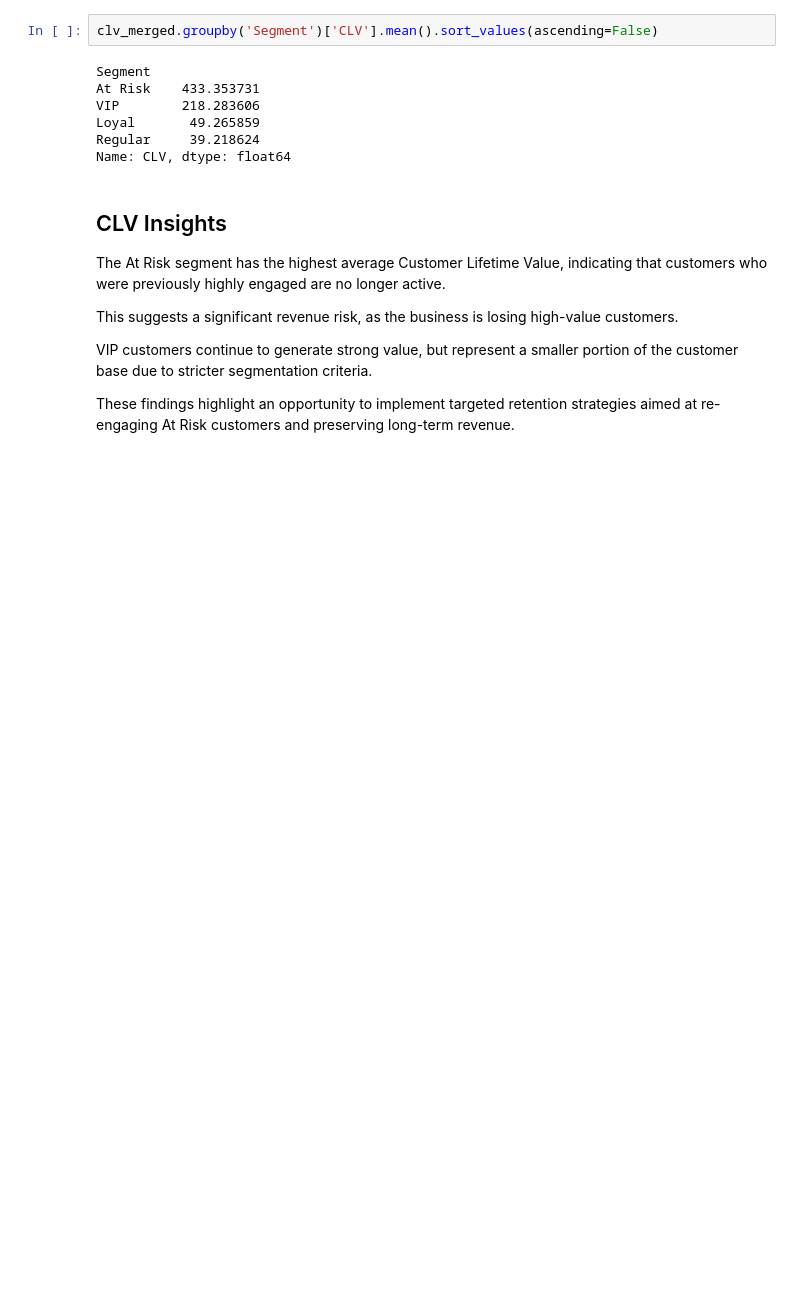
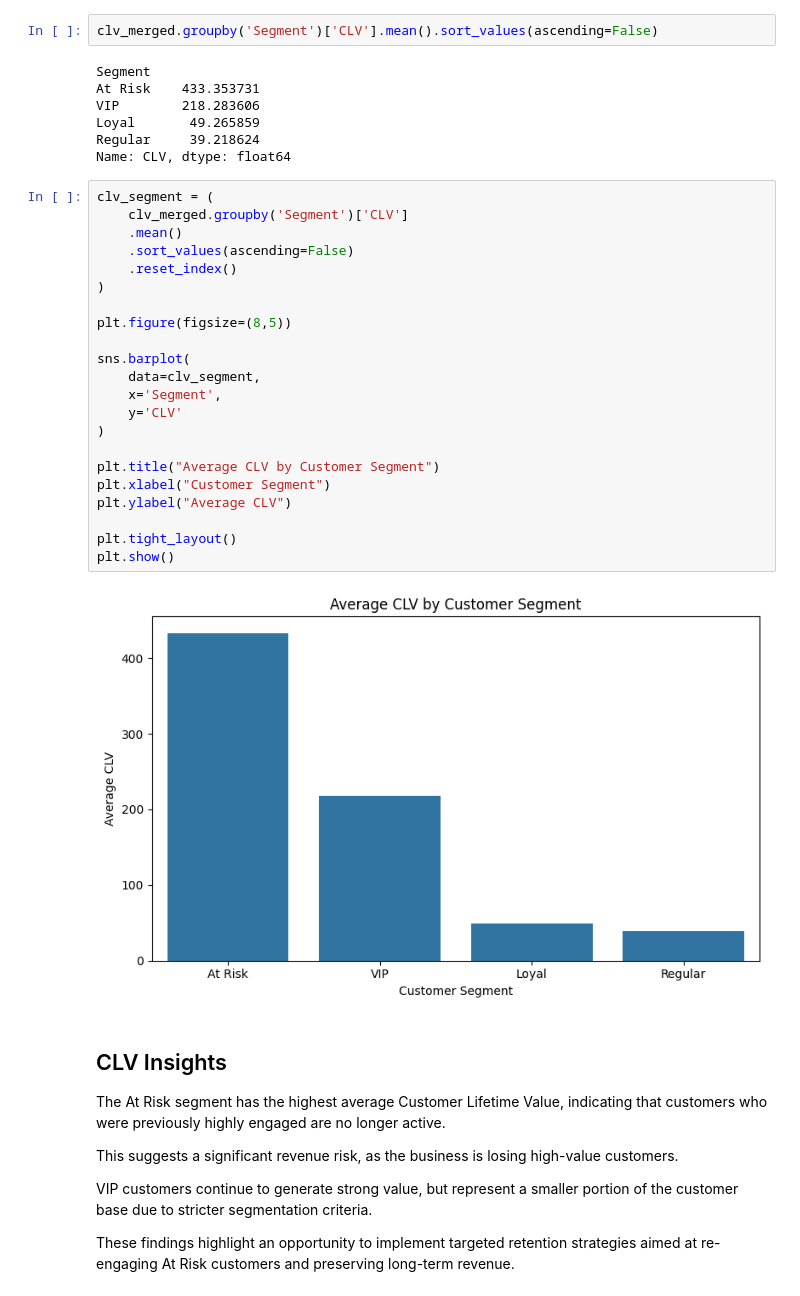
Before and after one commit to btheard3/batchbridge, a Jupyter notebook: notebooks/05_clv_analysis.ipynb, the cells around one changed output. Saved outputs shown, nothing was run; the diff lists cells and outputs as text; blank space fills up the shorter version.

Commit message:
Add new report images for CLV by segment, Excel dashboard, and retention heatmap

```diff
--- a/notebooks/05_clv_analysis.ipynb
+++ b/notebooks/05_clv_analysis.ipynb
@@ -85,6 +87,30 @@ VIP        218.283606
 Loyal       49.265859
 Regular     39.218624
 Name: CLV, dtype: float64
+# %%
+clv_segment = (
+    clv_merged.groupby('Segment')['CLV']
+    .mean()
+    .sort_values(ascending=False)
+    .reset_index()
+)
+
+plt.figure(figsize=(8,5))
+
+sns.barplot(
+    data=clv_segment,
+    x='Segment',
+    y='CLV'
+)
+
+plt.title("Average CLV by Customer Segment")
+plt.xlabel("Customer Segment")
+plt.ylabel("Average CLV")
+
+plt.tight_layout()
+plt.show()
+# %% [output]
+[figure, added]
 # %% [markdown]
 ## CLV Insights
 
```
Also changed, not shown: parts of 1 cell of this notebook, 4 other files.
